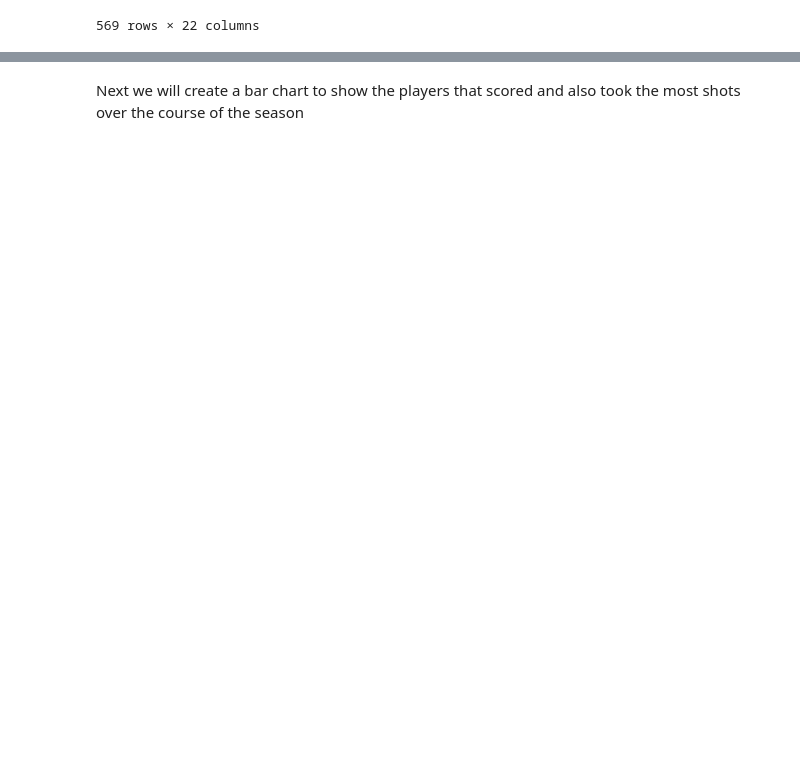
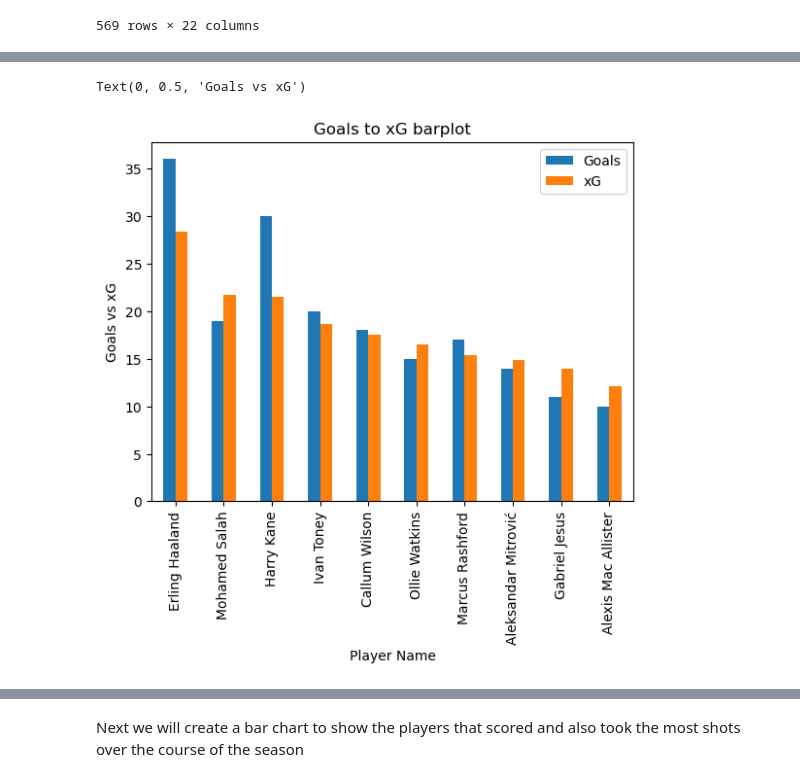
Before and after one commit to cokoli4315/Prem2022-23-data, a Jupyter notebook: Premier_league_top_scorer.ipynb, the cells around one changed output, grey strips where cells are left out. Cells and saved outputs as stored; diff of their text form; code cells hidden in the pictures; blank space fills up the shorter version.

```diff
--- a/Premier_league_top_scorer.ipynb
+++ b/Premier_league_top_scorer.ipynb
@@ -32,0 +77,10 @@ Looking to check the players in the premier league that have the most shots on g
+# %%
+top10xG.reset_index().plot(
+    x="Player", y=["Goals", "xG"], kind="bar"
+)
+plt.title("Goals to xG barplot")
+plt.xlabel("Player Name")
+plt.ylabel("Goals vs xG")
+# %% [output]
+Text(0, 0.5, 'Goals vs xG')
+[figure, added]
```
Also changed, not shown: parts of 29 cells of this notebook.
